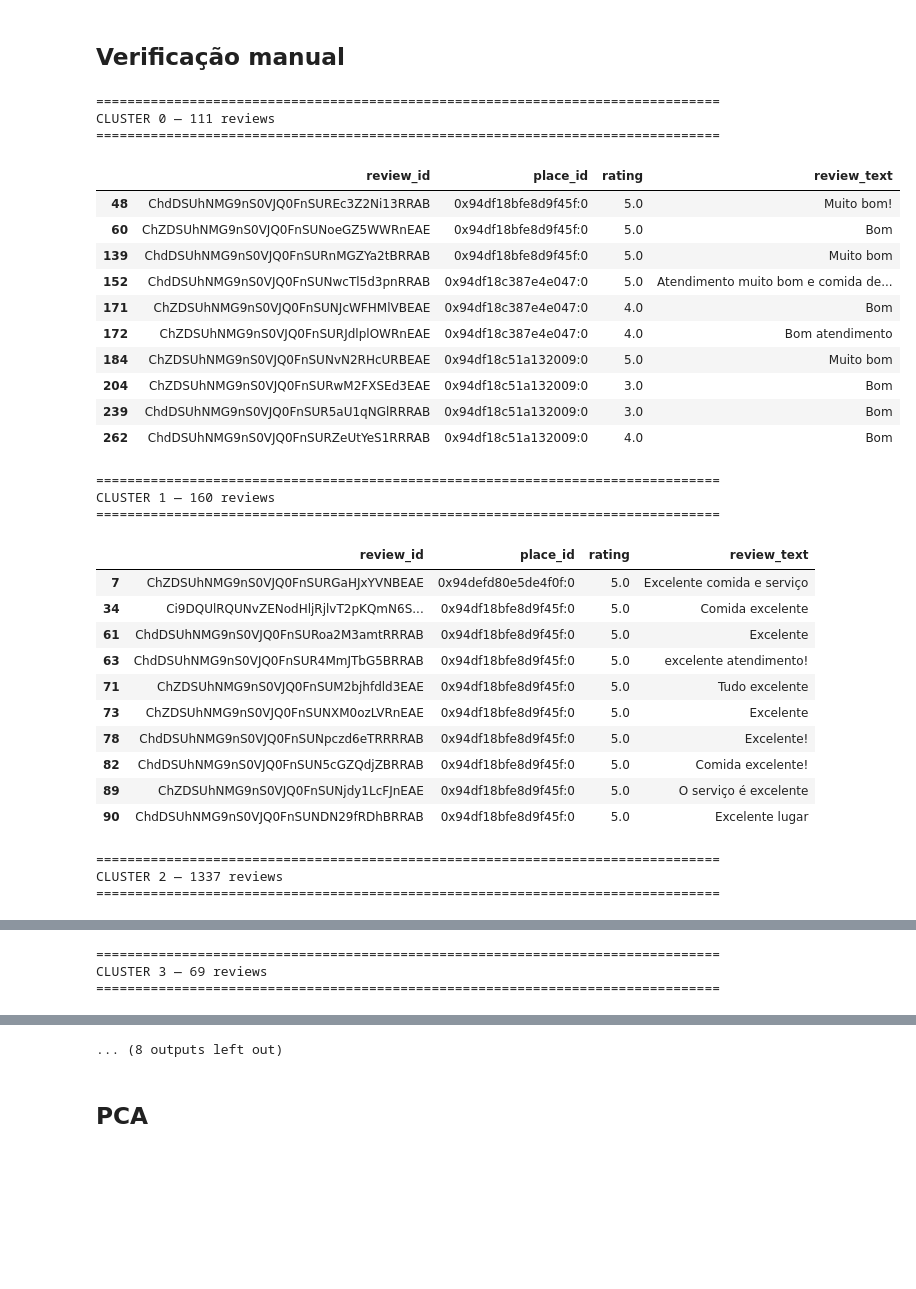
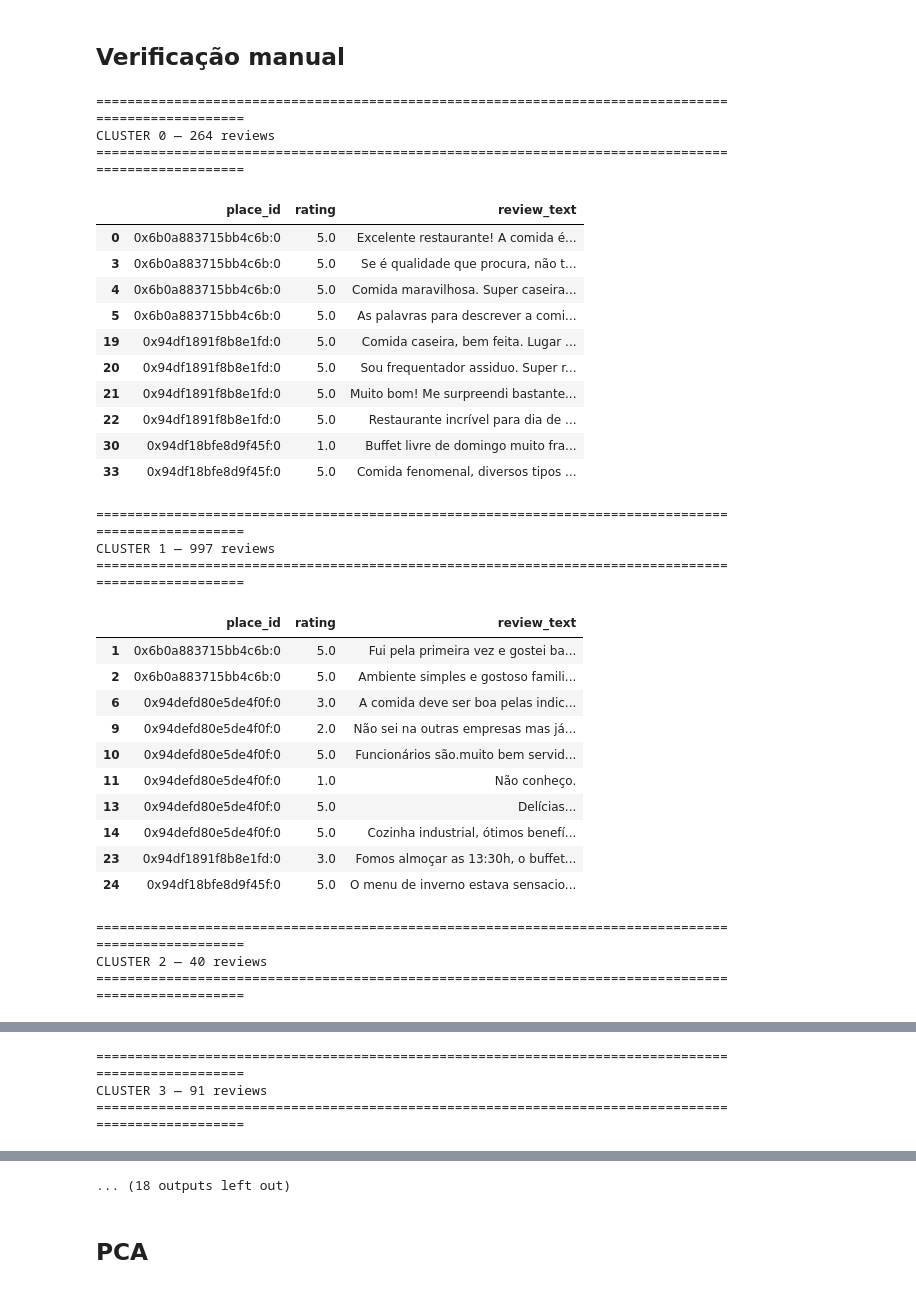
Before and after one commit to incrisvel/adaptaste, a Jupyter notebook: similarity_clustering.ipynb, the cells around one changed output, grey strips where cells are left out. Cells and saved outputs as stored; diff of their text form; code cells hidden in the pictures; blank space fills up the shorter version.

Commit message:
:monocle_face: feat(clustering): show definitive reviews

```diff
--- a/similarity_clustering.ipynb
+++ b/similarity_clustering.ipynb
@@ -221,7 +221,7 @@ n_samples = tfidf_matrix.shape[0]
 
 # Valores de K testados
 k_values = [
-    k for k in range(2, min(11, n_samples))
+    k for k in range(2, min(31, n_samples))
 ]
 
 results = []
@@ -301,7 +308,7 @@ display(
 # %%
 # Selecionar o melhor modelo
 
-N_CLUSTERS = 10
+N_CLUSTERS = 15
 kmeans = models[N_CLUSTERS]
 preprocessed_reviews_df["cluster"] = kmeans.labels_
 # %% [markdown]
@@ -311,52 +318,51 @@ preprocessed_reviews_df["cluster"] = kmeans.labels_
 # %%
 # Verificar 10 amostras de cada cluster
 for cluster_id in sorted(preprocessed_reviews_df["cluster"].unique()):
     cluster_df = preprocessed_reviews_df[preprocessed_reviews_df["cluster"] == cluster_id]
 
-    print(f"\n{'=' * 80}")
+    print(f"\n{'=' * 100}")
     print(f"CLUSTER {cluster_id} — {len(cluster_df)} reviews")
-    print("=" * 80)
+    print("=" * 100)
 
     columns_to_show = [
         col for col in [
-            "review_id",
             "place_id",
             "rating",
             "review_text"
         ]
         if col in cluster_df.columns
     ]
 
     display(cluster_df[columns_to_show].head(10))
 # %% [output]
-================================================================================
-CLUSTER 0 — 111 reviews
-================================================================================
+====================================================================================================
+CLUSTER 0 — 264 reviews
+====================================================================================================
-|  | review_id | place_id | rating | review_text |
-| 48 | ChdDSUhNMG9nS0VJQ0FnSUREc3Z2Ni13RRAB | 0x94df18bfe8d9f45f:0 | 5.0 | Muito bom! |
-| 60 | ChZDSUhNMG9nS0VJQ0FnSUNoeGZ5WWRnEAE | 0x94df18bfe8d9f45f:0 | 5.0 | Bom |
-| 139 | ChdDSUhNMG9nS0VJQ0FnSURnMGZYa2tBRRAB | 0x94df18bfe8d9f45f:0 | 5.0 | Muito bom |
-| 152 | ChdDSUhNMG9nS0VJQ0FnSUNwcTl5d3pnRRAB | 0x94df18c387e4e047:0 | 5.0 | Atendimento muito bom e comida de... |
-| 171 | ChZDSUhNMG9nS0VJQ0FnSUNJcWFHMlVBEAE | 0x94df18c387e4e047:0 | 4.0 | Bom |
-| 172 | ChZDSUhNMG9nS0VJQ0FnSURJdlplOWRnEAE | 0x94df18c387e4e047:0 | 4.0 | Bom atendimento |
-| 184 | ChZDSUhNMG9nS0VJQ0FnSUNvN2RHcURBEAE | 0x94df18c51a132009:0 | 5.0 | Muito bom |
-| 204 | ChZDSUhNMG9nS0VJQ0FnSURwM2FXSEd3EAE | 0x94df18c51a132009:0 | 3.0 | Bom |
-| 239 | ChdDSUhNMG9nS0VJQ0FnSUR5aU1qNGlRRRAB | 0x94df18c51a132009:0 | 3.0 | Bom |
-| 262 | ChdDSUhNMG9nS0VJQ0FnSURZeUtYeS1RRRAB | 0x94df18c51a132009:0 | 4.0 | Bom |
+|  | place_id | rating | review_text |
+| 0 | 0x6b0a883715bb4c6b:0 | 5.0 | Excelente restaurante! A comida é... |
+| 3 | 0x6b0a883715bb4c6b:0 | 5.0 | Se é qualidade que procura, não t... |
+| 4 | 0x6b0a883715bb4c6b:0 | 5.0 | Comida maravilhosa. Super caseira... |
+| 5 | 0x6b0a883715bb4c6b:0 | 5.0 | As palavras para descrever a comi... |
+| 19 | 0x94df1891f8b8e1fd:0 | 5.0 | Comida caseira, bem feita. Lugar ... |
+| 20 | 0x94df1891f8b8e1fd:0 | 5.0 | Sou frequentador assiduo. Super r... |
+| 21 | 0x94df1891f8b8e1fd:0 | 5.0 | Muito bom! Me surpreendi bastante... |
+| 22 | 0x94df1891f8b8e1fd:0 | 5.0 | Restaurante incrível para dia de ... |
+| 30 | 0x94df18bfe8d9f45f:0 | 1.0 | Buffet livre de domingo muito fra... |
+| 33 | 0x94df18bfe8d9f45f:0 | 5.0 | Comida fenomenal, diversos tipos ... |
-================================================================================
-CLUSTER 1 — 160 reviews
-================================================================================
+====================================================================================================
+CLUSTER 1 — 997 reviews
+====================================================================================================
-|  | review_id | place_id | rating | review_text |
-| 7 | ChZDSUhNMG9nS0VJQ0FnSURGaHJxYVNBEAE | 0x94defd80e5de4f0f:0 | 5.0 | Excelente comida e serviço |
-| 34 | Ci9DQUlRQUNvZENodHljRjlvT2pKQmN6S... | 0x94df18bfe8d9f45f:0 | 5.0 | Comida excelente |
-| 61 | ChdDSUhNMG9nS0VJQ0FnSURoa2M3amtRRRAB | 0x94df18bfe8d9f45f:0 | 5.0 | Excelente |
-| 63 | ChdDSUhNMG9nS0VJQ0FnSUR4MmJTbG5BRRAB | 0x94df18bfe8d9f45f:0 | 5.0 | excelente atendimento! |
-| 71 | ChZDSUhNMG9nS0VJQ0FnSUM2bjhfdld3EAE | 0x94df18bfe8d9f45f:0 | 5.0 | Tudo excelente |
-| 73 | ChZDSUhNMG9nS0VJQ0FnSUNXM0ozLVRnEAE | 0x94df18bfe8d9f45f:0 | 5.0 | Excelente |
-| 78 | ChdDSUhNMG9nS0VJQ0FnSUNpczd6eTRRRRAB | 0x94df18bfe8d9f45f:0 | 5.0 | Excelente! |
-| 82 | ChdDSUhNMG9nS0VJQ0FnSUN5cGZQdjZBRRAB | 0x94df18bfe8d9f45f:0 | 5.0 | Comida excelente! |
-| 89 | ChZDSUhNMG9nS0VJQ0FnSUNjdy1LcFJnEAE | 0x94df18bfe8d9f45f:0 | 5.0 | O serviço é excelente |
-| 90 | ChdDSUhNMG9nS0VJQ0FnSUNDN29fRDhBRRAB | 0x94df18bfe8d9f45f:0 | 5.0 | Excelente lugar |
+|  | place_id | rating | review_text |
+| 1 | 0x6b0a883715bb4c6b:0 | 5.0 | Fui pela primeira vez e gostei ba... |
+| 2 | 0x6b0a883715bb4c6b:0 | 5.0 | Ambiente simples e gostoso famili... |
+| 6 | 0x94defd80e5de4f0f:0 | 3.0 | A comida deve ser boa pelas indic... |
+| 9 | 0x94defd80e5de4f0f:0 | 2.0 | Não sei na outras empresas mas já... |
+| 10 | 0x94defd80e5de4f0f:0 | 5.0 | Funcionários são.muito bem servid... |
+| 11 | 0x94defd80e5de4f0f:0 | 1.0 | Não conheço. |
+| 13 | 0x94defd80e5de4f0f:0 | 5.0 | Delícias... |
+| 14 | 0x94defd80e5de4f0f:0 | 5.0 | Cozinha industrial, ótimos benefí... |
+| 23 | 0x94df1891f8b8e1fd:0 | 3.0 | Fomos almoçar as 13:30h, o buffet... |
+| 24 | 0x94df18bfe8d9f45f:0 | 5.0 | O menu de inverno estava sensacio... |
-================================================================================
-CLUSTER 2 — 1337 reviews
-================================================================================
+====================================================================================================
+CLUSTER 2 — 40 reviews
+====================================================================================================
@@ -374,3 +380,3 @@ CLUSTER 2 — 1337 reviews
-================================================================================
-CLUSTER 3 — 69 reviews
-================================================================================
+====================================================================================================
+CLUSTER 3 — 91 reviews
+====================================================================================================
@@ -416,4 +422,4 @@ CLUSTER 5 — 92 reviews
-... (8 outputs left out)
+... (18 outputs left out)
 # %% [markdown]
 ## PCA
 # %%
```
Also changed, not shown: parts of 8 cells of this notebook.
